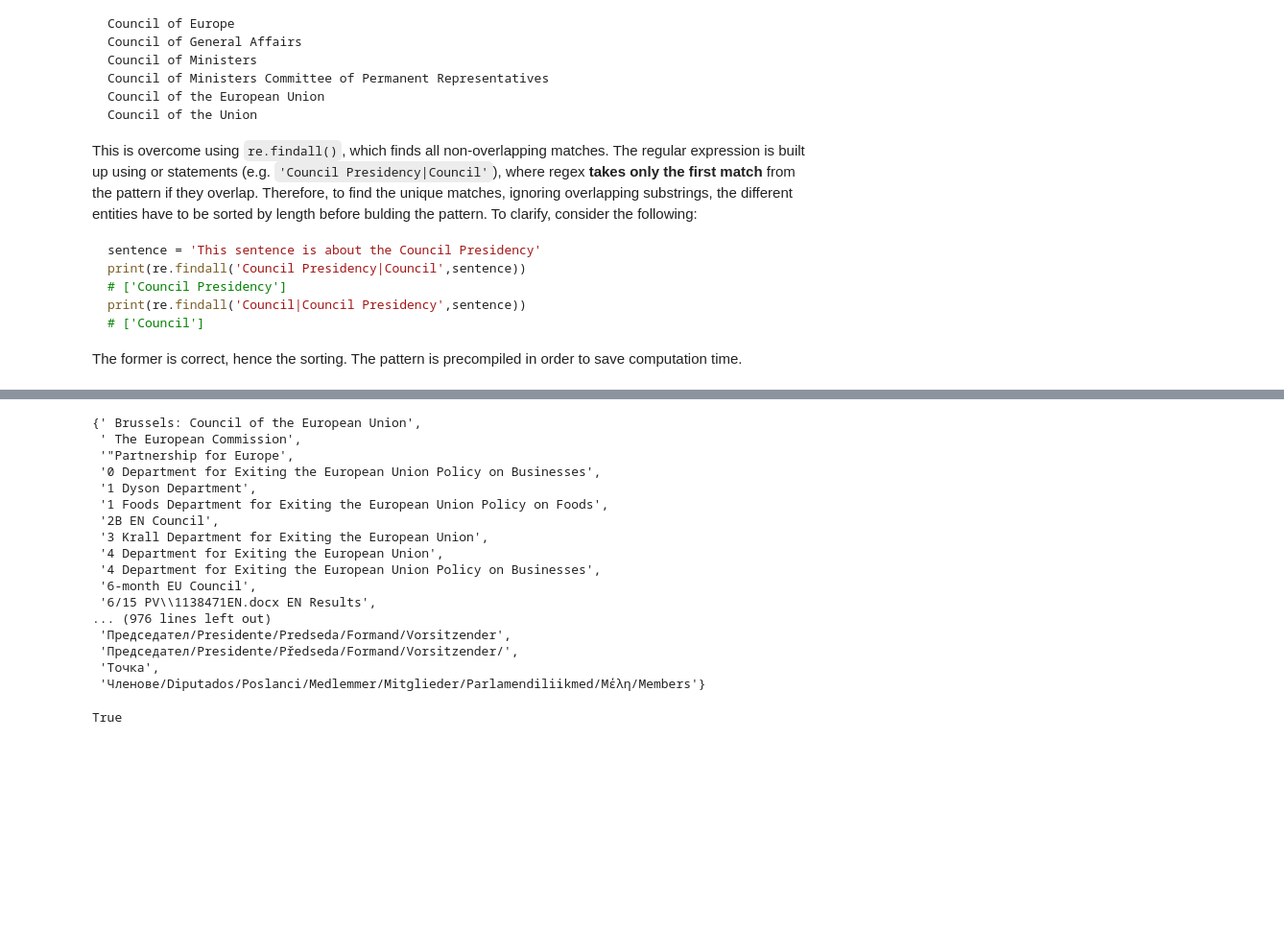
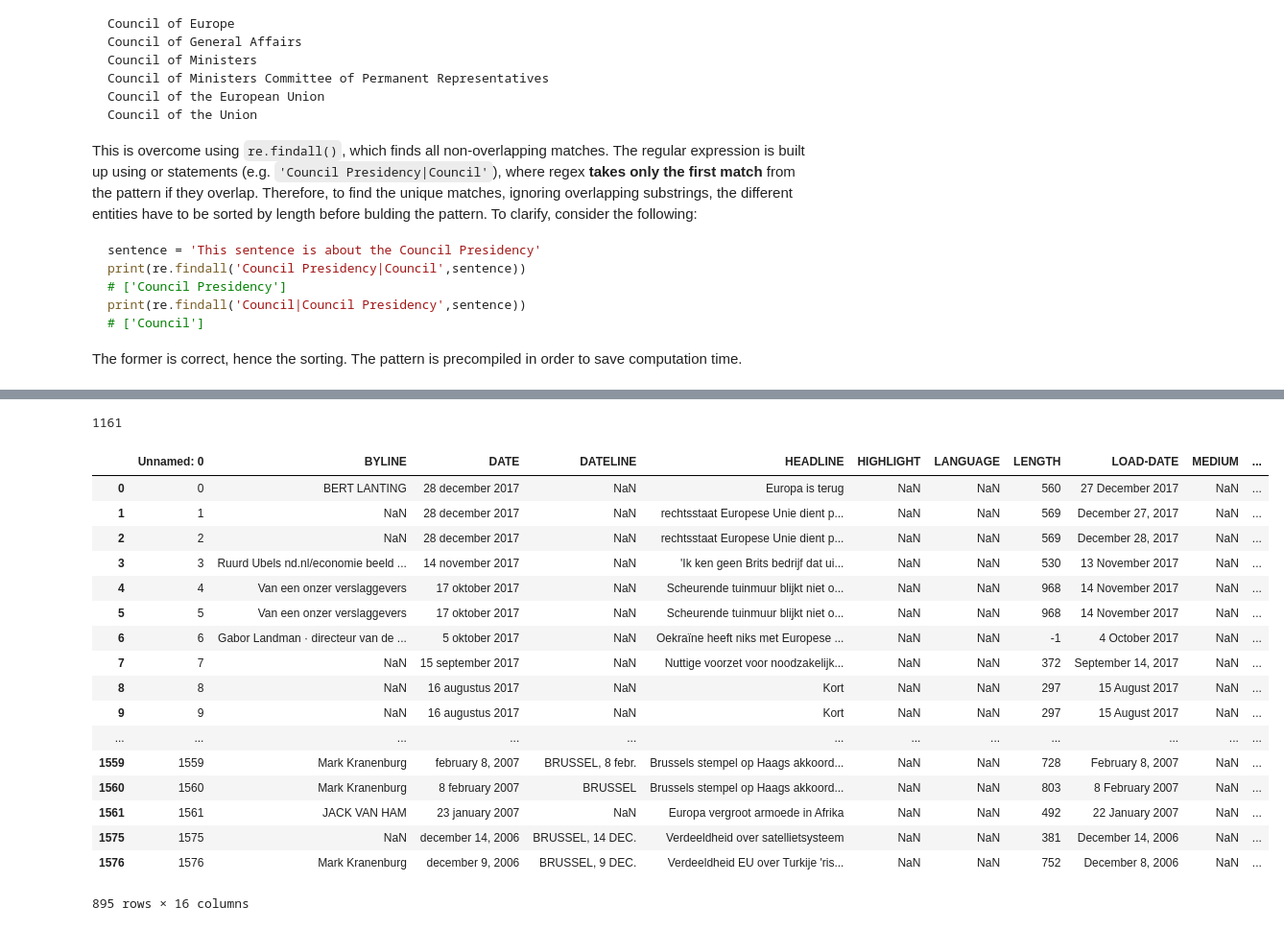
Before and after one commit to maxboiten/MSc-thesis, a Jupyter notebook: Actor recognition and counting (spaCy).ipynb, the cells around one changed output, grey strips where cells are left out. Shown: that part at 96% size. Saved outputs shown, nothing was run; the diff lists cells and outputs as text; code cells hidden in the pictures; blank space fills up the shorter version.

```diff
--- a/Actor recognition and counting (spaCy).ipynb
+++ b/Actor recognition and counting (spaCy).ipynb
@@ -45,8 +45,8 @@ import spacy
 import re
 import codingtools
 
-corenlp_ram = '2g'
-settings_file = 'D:/thesis/settings.json'
+spacy_model = 'nl_core_news_sm'
+settings_file = 'D:/thesis/settings - nl.json'
 # %%
 #Preparation
 
@@ -62,7 +62,7 @@ uniqueEntities = set()
 counter = 0
 errorList = []
 
-nlp = spacy.load('en_core_web_sm')
+nlp = spacy.load(spacy_model)
 for text in df['TEXT']:
     try: #Sometimes texts give errors, e.g. when different alphabets are used. Therefore list those.
         uniqueEntities.update(getUniqueEntities(text,nlp))
@@ -85,7 +85,7 @@ print("Entities were found in the following categories:",", ".join(entity_map.ke
 
 ##Save output of uncoded actors to CSV, sorted alphabetically
 with open(settings['person_csv'],'w+',encoding = 'utf-8') as f:
-    for person in sorted(entity_map['PERSON']):
+    for person in sorted(entity_map['PER']):
         f.write(person+'\n')
 
 with open(settings['org_csv'],'w+',encoding = 'utf-8') as f:
@@ -114,24 +117,8 @@ for category in categories:
 # %%
 #Output to csv
 df.to_csv(settings['data_csv'])
-# %%
-entity_map['ORG']
-# %% [output]
-{' Brussels: Council of the European Union',
- ' The European Commission',
- '"Partnership for Europe',
- '0 Department for Exiting the European Union Policy on Businesses',
- '1 Dyson Department',
- '1 Foods Department for Exiting the European Union Policy on Foods',
- '2B EN Council',
- '3 Krall Department for Exiting the European Union',
- '4 Department for Exiting the European Union',
- '4 Department for Exiting the European Union Policy on Businesses',
- '6-month EU Council',
- '6/15 PV\\1138471EN.docx EN Results',
-... (976 lines left out)
- 'Председател/Presidente/Predseda/Formand/Vorsitzender',
- 'Председател/Presidente/Předseda/Formand/Vorsitzender/',
- 'Тoчка',
- 'Членове/Diputados/Poslanci/Medlemmer/Mitglieder/Parlamendiliikmed/Μέλη/Members'}
+# %%
+len(entity_map['ORG'])
+# %% [output]
+1161
 # %%
@@ -139,5 +125,23 @@ nlp = spacy.load('en_core_web_sm')
 doc = nlp(df['TEXT'][2])
-# %%
-type(nlp) == spacy.lang.en.English
-# %% [output]
-True
+# %%
+import numpy as np
+df[[isinstance(x,float) for x in df['MEDIUM']]]
+# %% [output]
+|  | Unnamed: 0 | BYLINE | DATE | DATELINE | HEADLINE | HIGHLIGHT | LANGUAGE | LENGTH | LOAD-DATE | MEDIUM | ... |
+| 0 | 0 | BERT LANTING | 28 december 2017 | NaN | Europa is terug | NaN | NaN | 560 | 27 December 2017 | NaN | ... |
+| 1 | 1 | NaN | 28 december 2017 | NaN | rechtsstaat Europese Unie dient p... | NaN | NaN | 569 | December 27, 2017 | NaN | ... |
+| 2 | 2 | NaN | 28 december 2017 | NaN | rechtsstaat Europese Unie dient p... | NaN | NaN | 569 | December 28, 2017 | NaN | ... |
+| 3 | 3 | Ruurd Ubels nd.nl/economie beeld ... | 14 november 2017 | NaN | 'Ik ken geen Brits bedrijf dat ui... | NaN | NaN | 530 | 13 November 2017 | NaN | ... |
+| 4 | 4 | Van een onzer verslaggevers | 17 oktober 2017 | NaN | Scheurende tuinmuur blijkt niet o... | NaN | NaN | 968 | 14 November 2017 | NaN | ... |
+| 5 | 5 | Van een onzer verslaggevers | 17 oktober 2017 | NaN | Scheurende tuinmuur blijkt niet o... | NaN | NaN | 968 | 14 November 2017 | NaN | ... |
+| 6 | 6 | Gabor Landman · directeur van de ... | 5 oktober 2017 | NaN | Oekraïne heeft niks met Europese ... | NaN | NaN | -1 | 4 October 2017 | NaN | ... |
+| 7 | 7 | NaN | 15 september 2017 | NaN | Nuttige voorzet voor noodzakelijk... | NaN | NaN | 372 | September 14, 2017 | NaN | ... |
+| 8 | 8 | NaN | 16 augustus 2017 | NaN | Kort | NaN | NaN | 297 | 15 August 2017 | NaN | ... |
+| 9 | 9 | NaN | 16 augustus 2017 | NaN | Kort | NaN | NaN | 297 | 15 August 2017 | NaN | ... |
+| ... | ... | ... | ... | ... | ... | ... | ... | ... | ... | ... | ... |
+| 1559 | 1559 | Mark Kranenburg | february 8, 2007 | BRUSSEL, 8 febr. | Brussels stempel op Haags akkoord... | NaN | NaN | 728 | February 8, 2007 | NaN | ... |
+| 1560 | 1560 | Mark Kranenburg | 8 february 2007 | BRUSSEL | Brussels stempel op Haags akkoord... | NaN | NaN | 803 | 8 February 2007 | NaN | ... |
+| 1561 | 1561 | JACK VAN HAM | 23 january 2007 | NaN | Europa vergroot armoede in Afrika | NaN | NaN | 492 | 22 January 2007 | NaN | ... |
+| 1575 | 1575 | NaN | december 14, 2006 | BRUSSEL, 14 DEC. | Verdeeldheid over satellietsysteem | NaN | NaN | 381 | December 14, 2006 | NaN | ... |
+| 1576 | 1576 | Mark Kranenburg | december 9, 2006 | BRUSSEL, 9 DEC. | Verdeeldheid EU over Turkije 'ris... | NaN | NaN | 752 | December 8, 2006 | NaN | ... |
+895 rows × 16 columns
```
Also changed, not shown: parts of 4 cells of this notebook, 3 other files.
